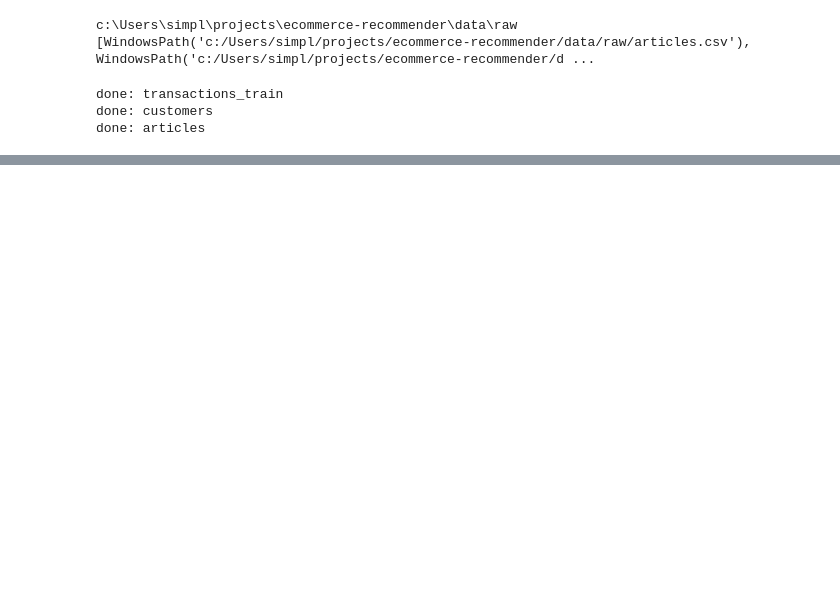
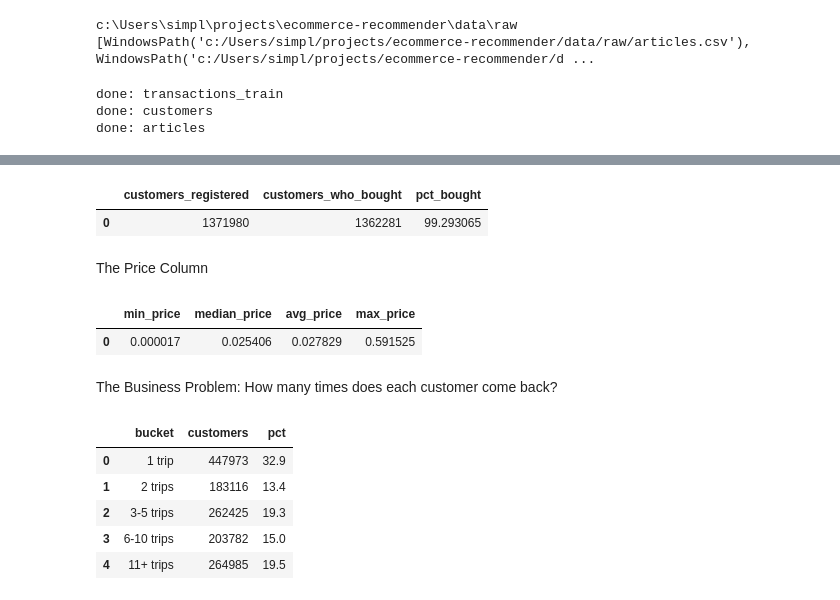
Before and after one commit to WoahImCoding/ecommerce-recommender, a Jupyter notebook: notebooks/01_eda.ipynb, the cells around one changed output, grey strips where cells are left out. Drawn from its saved outputs; the diff is of its cells as text; code cells hidden in the pictures; blank space fills up the shorter version.

```diff
--- a/notebooks/01_eda.ipynb
+++ b/notebooks/01_eda.ipynb
@@ -27,0 +103,55 @@ con.sql(f"SELECT * FROM {T} LIMIT 5").df()
+# %%
+cov = con.sql(f"""
+    WITH buyers AS (SELECT DISTINCT customer_id FROM {T})
+    SELECT (SELECT count(*) FROM {C}) AS customers_registered,
+           (SELECT count(*) FROM {C} WHERE customer_id IN (SELECT customer_id FROM buyers)) AS customers_who_bought
+""").df()
+
+cov["pct_bought"] = 100 * cov["customers_who_bought"] / cov["customers_registered"]
+cov
+# %% [output]
+|  | customers_registered | customers_who_bought | pct_bought |
+| 0 | 1371980 | 1362281 | 99.293065 |
+# %% [markdown]
+The Price Column
+# %%
+con.sql(f"""
+      select min(price) as min_price,
+      approx_quantile(price, 0.5)  as median_price,
+      avg(price) as avg_price,
+      max(price) as max_price
+      from {T}
+""").df()
+# %% [output]
+|  | min_price | median_price | avg_price | max_price |
+| 0 | 0.000017 | 0.025406 | 0.027829 | 0.591525 |
+# %% [markdown]
+The Business Problem: How many times does each customer come back?
+# %%
+trips = con.sql(f"""
+        with per_customer as (
+            select customer_id, count(distinct t_dat) as n_trips
+             from {T}
+             group by 1
+    )
+    select case when n_trips  = 1 then '1 trip'
+                when n_trips = 2 then '2 trips'
+                when n_trips <= 5 then '3-5 trips'
+                when n_trips <= 10 then '6-10 trips'
+                else '11+ trips' end as bucket,
+            count(*) as customers
+    from per_customer
+    group by 1
+    order by min(n_trips)
+""").df()
+
+
+trips["pct"] = (100 * trips["customers"] / trips["customers"].sum()).round(1)
+trips
+# %% [output]
+|  | bucket | customers | pct |
+| 0 | 1 trip | 447973 | 32.9 |
+| 1 | 2 trips | 183116 | 13.4 |
+| 2 | 3-5 trips | 262425 | 19.3 |
+| 3 | 6-10 trips | 203782 | 15.0 |
+| 4 | 11+ trips | 264985 | 19.5 |
```
Also changed, not shown: parts of 17 cells of this notebook.
